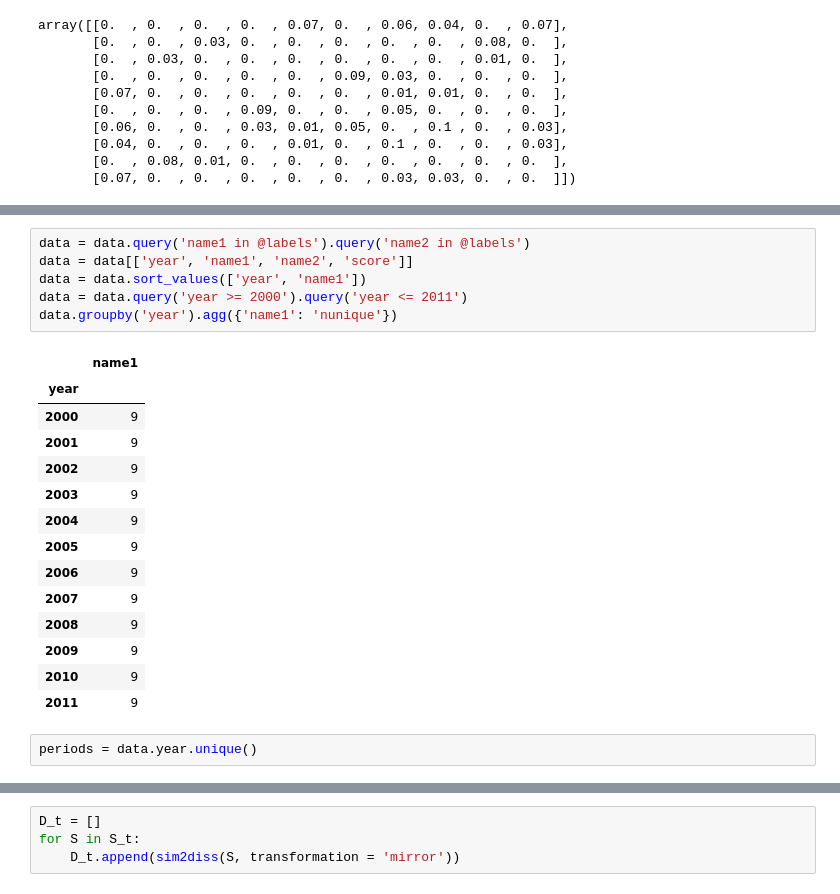
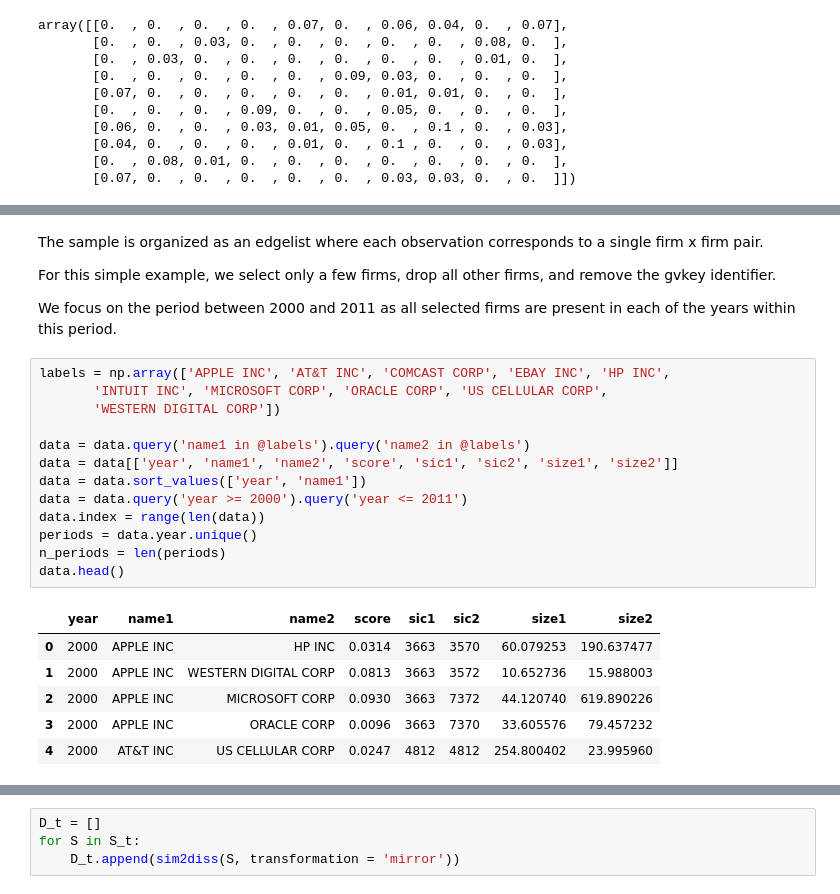
Before and after one commit to mpmatthe/evomap-JSS, a Jupyter notebook: src/evomap-demo.ipynb, the cells around one changed output, grey strips where cells are left out. Cells and saved outputs as stored; diff of their text form.

```diff
--- a/src/evomap-demo.ipynb
+++ b/src/evomap-demo.ipynb
@@ -175,23 +138,26 @@ labels = np.array(['APPLE INC', 'AT&T INC', 'COMCAST CORP', 'EBAY INC', 'HP INC'
+# %% [markdown]
+The sample is organized as an edgelist where each observation corresponds to a single firm x firm pair.
+
+For this simple example, we select only a few firms, drop all other firms, and remove the gvkey identifier.
+
+We focus on the period between 2000 and 2011 as all selected firms are present in each of the years within this period.
 # %%
+labels = np.array(['APPLE INC', 'AT&T INC', 'COMCAST CORP', 'EBAY INC', 'HP INC',
+       'INTUIT INC', 'MICROSOFT CORP', 'ORACLE CORP', 'US CELLULAR CORP',
+       'WESTERN DIGITAL CORP'])
+
 data = data.query('name1 in @labels').query('name2 in @labels')
-data = data[['year', 'name1', 'name2', 'score']]
+data = data[['year', 'name1', 'name2', 'score', 'sic1', 'sic2', 'size1', 'size2']]
 data = data.sort_values(['year', 'name1'])
 data = data.query('year >= 2000').query('year <= 2011')
-data.groupby('year').agg({'name1': 'nunique'})
+data.index = range(len(data))
+periods = data.year.unique()
+n_periods = len(periods)
+data.head()
 # %% [output]
-|  | name1 |
-| year |  |
-| 2000 | 9 |
-| 2001 | 9 |
-| 2002 | 9 |
-| 2003 | 9 |
-| 2004 | 9 |
-| 2005 | 9 |
-| 2006 | 9 |
-| 2007 | 9 |
-| 2008 | 9 |
-| 2009 | 9 |
-| 2010 | 9 |
-| 2011 | 9 |
+|  | year | name1 | name2 | score | sic1 | sic2 | size1 | size2 |
+| 0 | 2000 | APPLE INC | HP INC | 0.0314 | 3663 | 3570 | 60.079253 | 190.637477 |
+| 1 | 2000 | APPLE INC | WESTERN DIGITAL CORP | 0.0813 | 3663 | 3572 | 10.652736 | 15.988003 |
+| 2 | 2000 | APPLE INC | MICROSOFT CORP | 0.0930 | 3663 | 7372 | 44.120740 | 619.890226 |
+| 3 | 2000 | APPLE INC | ORACLE CORP | 0.0096 | 3663 | 7370 | 33.605576 | 79.457232 |
+| 4 | 2000 | AT&T INC | US CELLULAR CORP | 0.0247 | 4812 | 4812 | 254.800402 | 23.995960 |
-# %%
-periods = data.year.unique()
```
Also changed, not shown: parts of 106 cells of this notebook, 14 other files.
